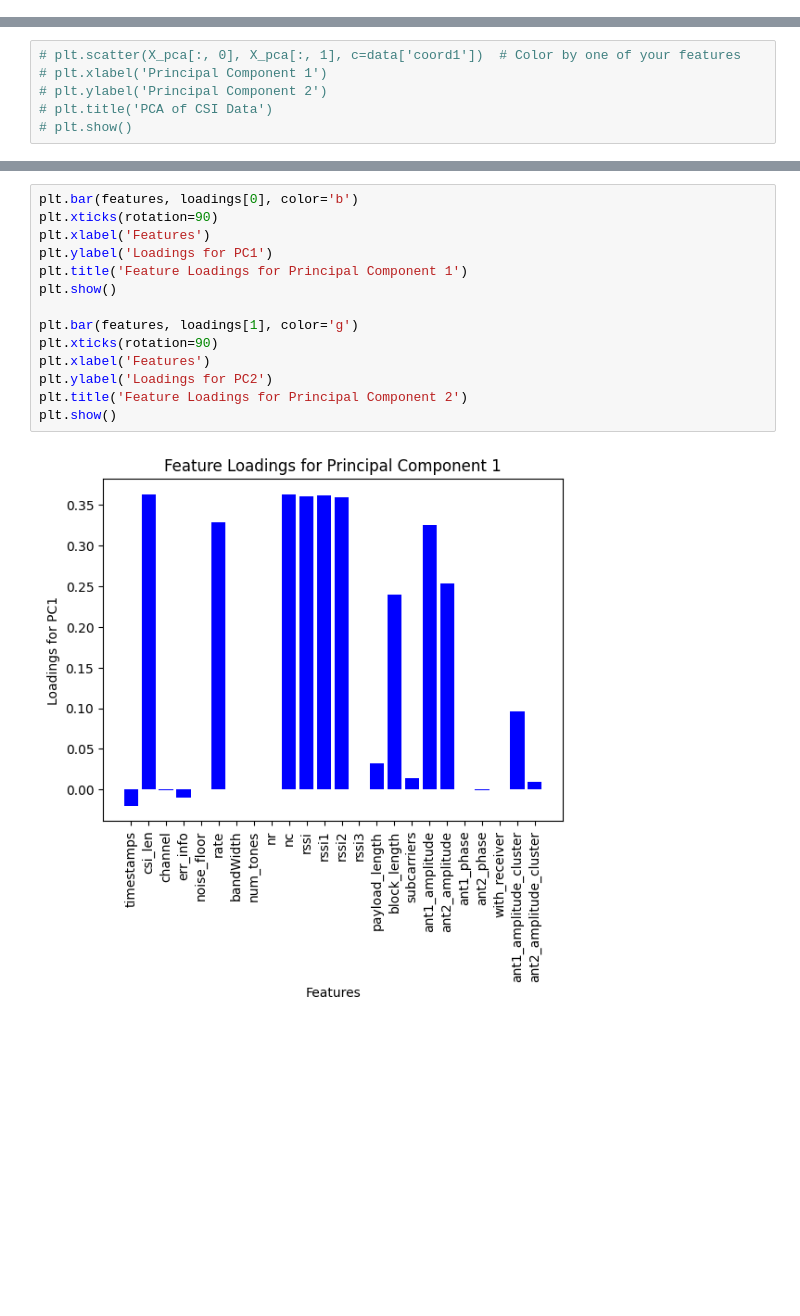
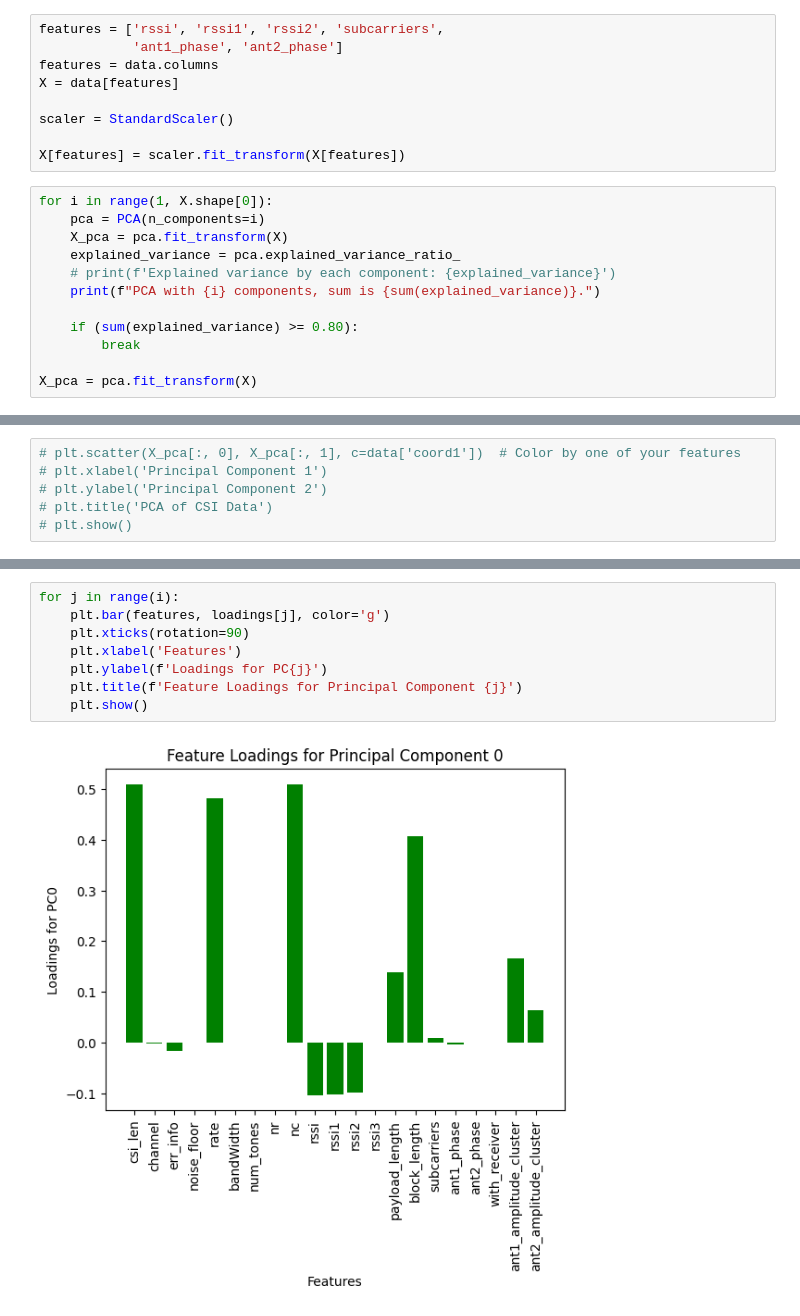
Before and after one commit to AX-0/wifi_localization, a Jupyter notebook: data_processing/pca.ipynb, the cells around one changed output, grey strips where cells are left out. Saved outputs shown, nothing was run; the diff lists cells and outputs as text; blank space fills up the shorter version.

```diff
--- a/data_processing/pca.ipynb
+++ b/data_processing/pca.ipynb
@@ -23,0 +18,21 @@ X_scaled = scaler.fit_transform(X)
+# %%
+features = ['rssi', 'rssi1', 'rssi2', 'subcarriers',
+            'ant1_phase', 'ant2_phase']
+features = data.columns
+X = data[features]
+
+scaler = StandardScaler()
+
+X[features] = scaler.fit_transform(X[features])
+# %%
+for i in range(1, X.shape[0]):
+    pca = PCA(n_components=i)
+    X_pca = pca.fit_transform(X)
+    explained_variance = pca.explained_variance_ratio_
+    # print(f'Explained variance by each component: {explained_variance}')
+    print(f"PCA with {i} components, sum is {sum(explained_variance)}.")
+
+    if (sum(explained_variance) >= 0.80):
+        break
+
+X_pca = pca.fit_transform(X)
@@ -69,16 +96,10 @@ print(loading_df)
 # %%
-plt.bar(features, loadings[0], color='b')
-plt.xticks(rotation=90)
-plt.xlabel('Features')
-plt.ylabel('Loadings for PC1')
-plt.title('Feature Loadings for Principal Component 1')
-plt.show()
-
-plt.bar(features, loadings[1], color='g')
-plt.xticks(rotation=90)
-plt.xlabel('Features')
-plt.ylabel('Loadings for PC2')
-plt.title('Feature Loadings for Principal Component 2')
-plt.show()
+for j in range(i):
+    plt.bar(features, loadings[j], color='g')
+    plt.xticks(rotation=90)
+    plt.xlabel('Features')
+    plt.ylabel(f'Loadings for PC{j}')
+    plt.title(f'Feature Loadings for Principal Component {j}')
+    plt.show()
 # %% [output]
-[figure, old version]
+[figure, new version]
```
Also changed, not shown: parts of 10 cells of this notebook, 2 other files.
